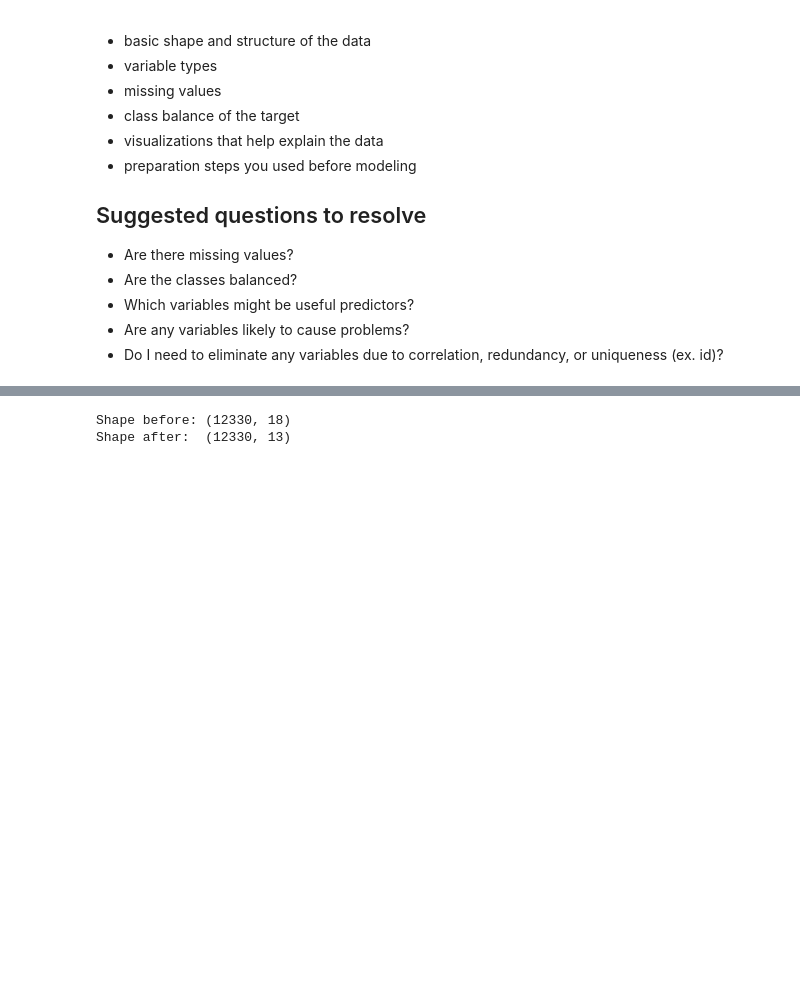
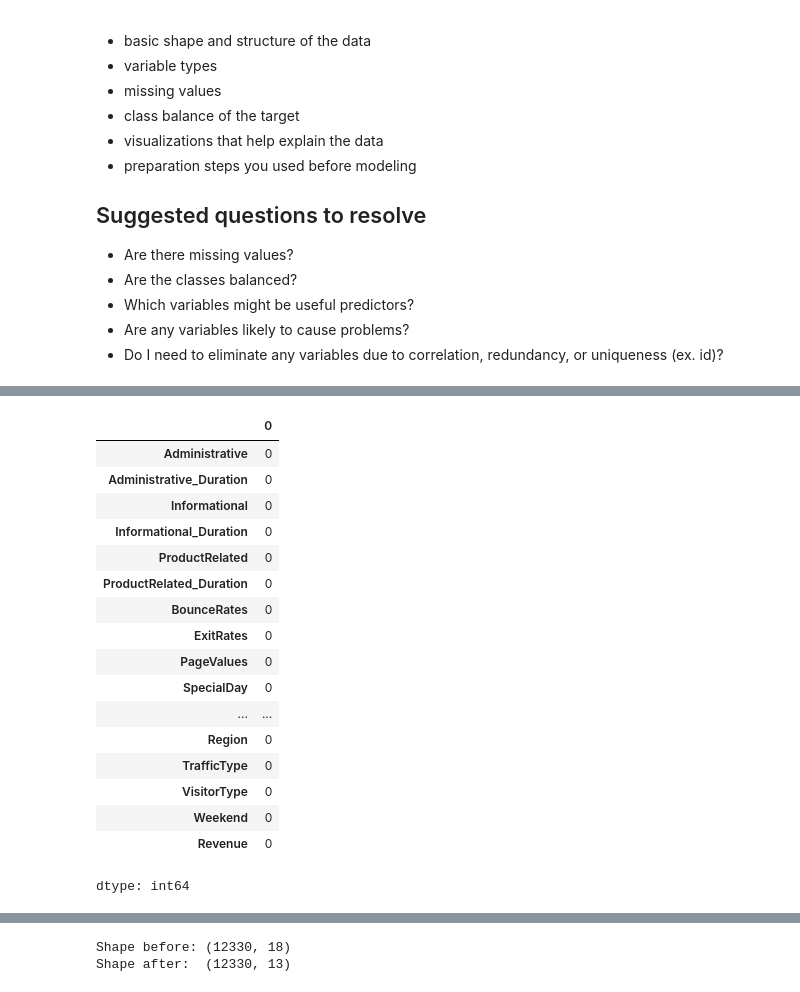
Before and after one commit to arosales23/CIS-3902-AI-ML-ARA-OnlinePurchasingIntent, a Jupyter notebook: DataMining_Project_Online_Shopping_Intent_Spring_2026.ipynb, the cells around one changed output, grey strips where cells are left out. Drawn from its saved outputs; the diff is of its cells as text; code cells hidden in the pictures; blank space fills up the shorter version.

```diff
--- a/DataMining_Project_Online_Shopping_Intent_Spring_2026.ipynb
+++ b/DataMining_Project_Online_Shopping_Intent_Spring_2026.ipynb
@@ -109,6 +177,25 @@ display(df.describe(include='all').T)
 # %%
-# Missing values summary
+#@title Missing Values Summary
 missing_summary = df.isnull().sum().sort_values(ascending=False)
-missing_summary = missing_summary[missing_summary > 0]
+missing_summary = missing_summary[missing_summary >= 0]
 display(missing_summary)
+# %% [output]
+|  | 0 |
+| Administrative | 0 |
+| Administrative_Duration | 0 |
+| Informational | 0 |
+| Informational_Duration | 0 |
+| ProductRelated | 0 |
+| ProductRelated_Duration | 0 |
+| BounceRates | 0 |
+| ExitRates | 0 |
+| PageValues | 0 |
+| SpecialDay | 0 |
+| ... | ... |
+| Region | 0 |
+| TrafficType | 0 |
+| VisitorType | 0 |
+| Weekend | 0 |
+| Revenue | 0 |
+dtype: int64
 # %%
```
Also changed, not shown: parts of 19 cells of this notebook.
